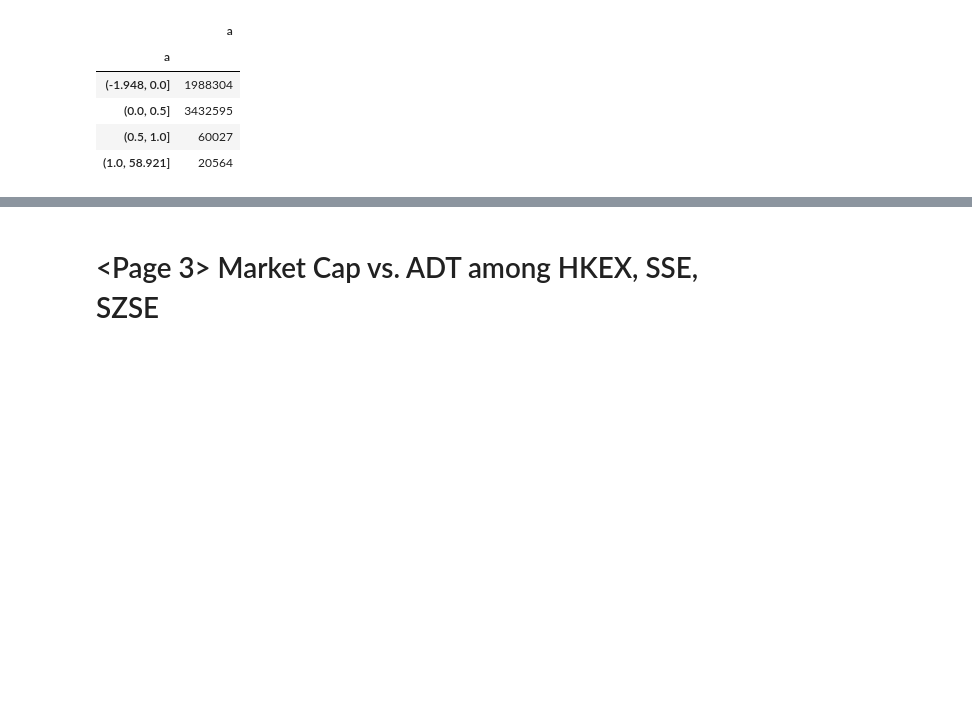
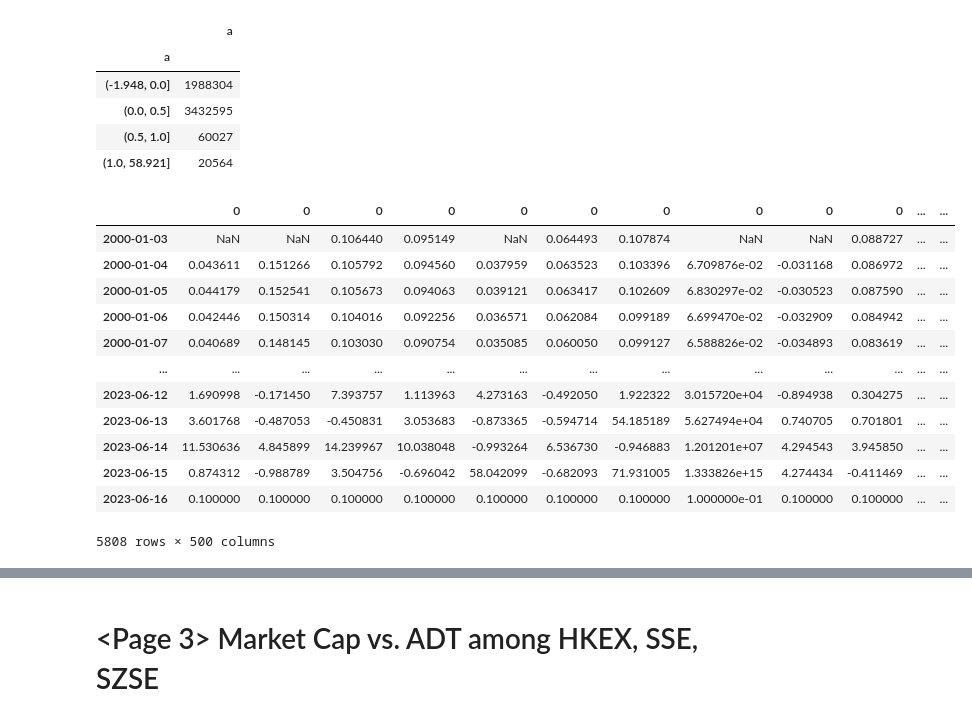
Before and after one commit to ckyma/exchatbook, a Jupyter notebook: getYahooData.ipynb, the cells around one changed output, grey strips where cells are left out. Drawn from its saved outputs; the diff is of its cells as text; code cells hidden in the pictures; blank space fills up the shorter version.

```diff
--- a/getYahooData.ipynb
+++ b/getYahooData.ipynb
@@ -1331,3 +1331,19 @@ for ticker, data in szci_close_data_filtered.items():
 
     # hsci_irr[ticker] = tempdata
     szci_irr = pd.concat([szci_irr, tempdata], axis=1)
+# %%
+szci_irr
+# %% [output]
+|  | 0 | 0 | 0 | 0 | 0 | 0 | 0 | 0 | 0 | 0 | ... | ... |
+| 2000-01-03 | NaN | NaN | 0.106440 | 0.095149 | NaN | 0.064493 | 0.107874 | NaN | NaN | 0.088727 | ... | ... |
+| 2000-01-04 | 0.043611 | 0.151266 | 0.105792 | 0.094560 | 0.037959 | 0.063523 | 0.103396 | 6.709876e-02 | -0.031168 | 0.086972 | ... | ... |
+| 2000-01-05 | 0.044179 | 0.152541 | 0.105673 | 0.094063 | 0.039121 | 0.063417 | 0.102609 | 6.830297e-02 | -0.030523 | 0.087590 | ... | ... |
+| 2000-01-06 | 0.042446 | 0.150314 | 0.104016 | 0.092256 | 0.036571 | 0.062084 | 0.099189 | 6.699470e-02 | -0.032909 | 0.084942 | ... | ... |
+| 2000-01-07 | 0.040689 | 0.148145 | 0.103030 | 0.090754 | 0.035085 | 0.060050 | 0.099127 | 6.588826e-02 | -0.034893 | 0.083619 | ... | ... |
+| ... | ... | ... | ... | ... | ... | ... | ... | ... | ... | ... | ... | ... |
+| 2023-06-12 | 1.690998 | -0.171450 | 7.393757 | 1.113963 | 4.273163 | -0.492050 | 1.922322 | 3.015720e+04 | -0.894938 | 0.304275 | ... | ... |
+| 2023-06-13 | 3.601768 | -0.487053 | -0.450831 | 3.053683 | -0.873365 | -0.594714 | 54.185189 | 5.627494e+04 | 0.740705 | 0.701801 | ... | ... |
+| 2023-06-14 | 11.530636 | 4.845899 | 14.239967 | 10.038048 | -0.993264 | 6.536730 | -0.946883 | 1.201201e+07 | 4.294543 | 3.945850 | ... | ... |
+| 2023-06-15 | 0.874312 | -0.988789 | 3.504756 | -0.696042 | 58.042099 | -0.682093 | 71.931005 | 1.333826e+15 | 4.274434 | -0.411469 | ... | ... |
+| 2023-06-16 | 0.100000 | 0.100000 | 0.100000 | 0.100000 | 0.100000 | 0.100000 | 0.100000 | 1.000000e-01 | 0.100000 | 0.100000 | ... | ... |
+5808 rows × 500 columns
```
Also changed, not shown: parts of 3 cells of this notebook, 3 other files.
